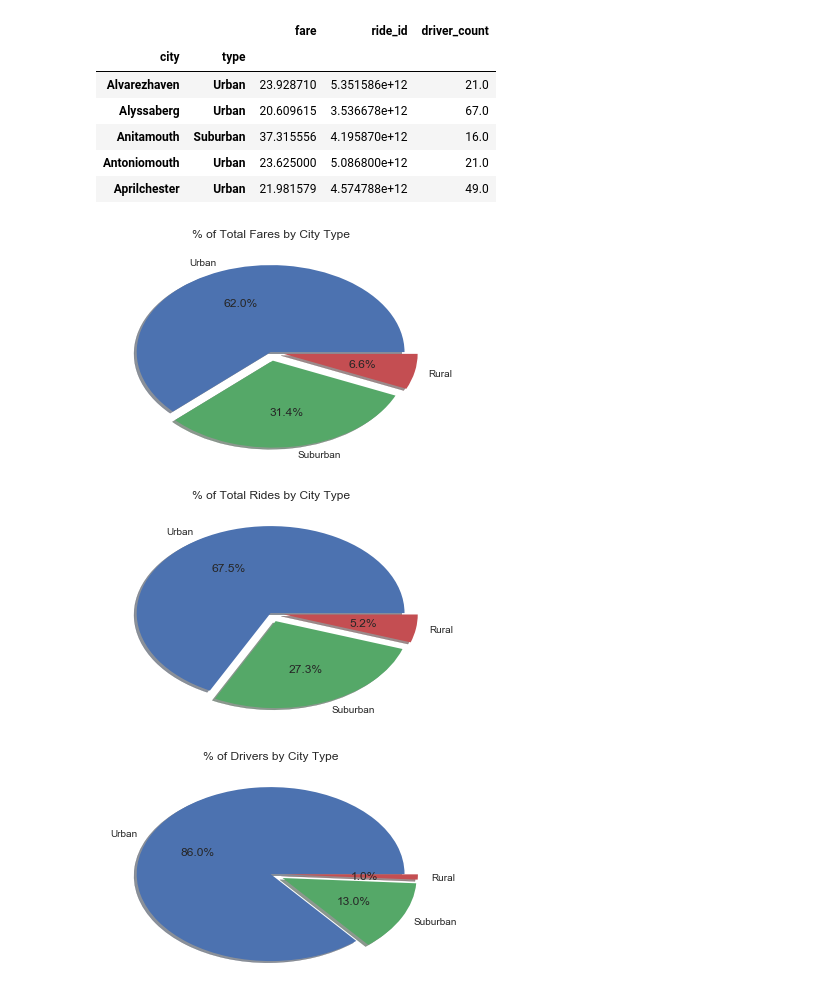
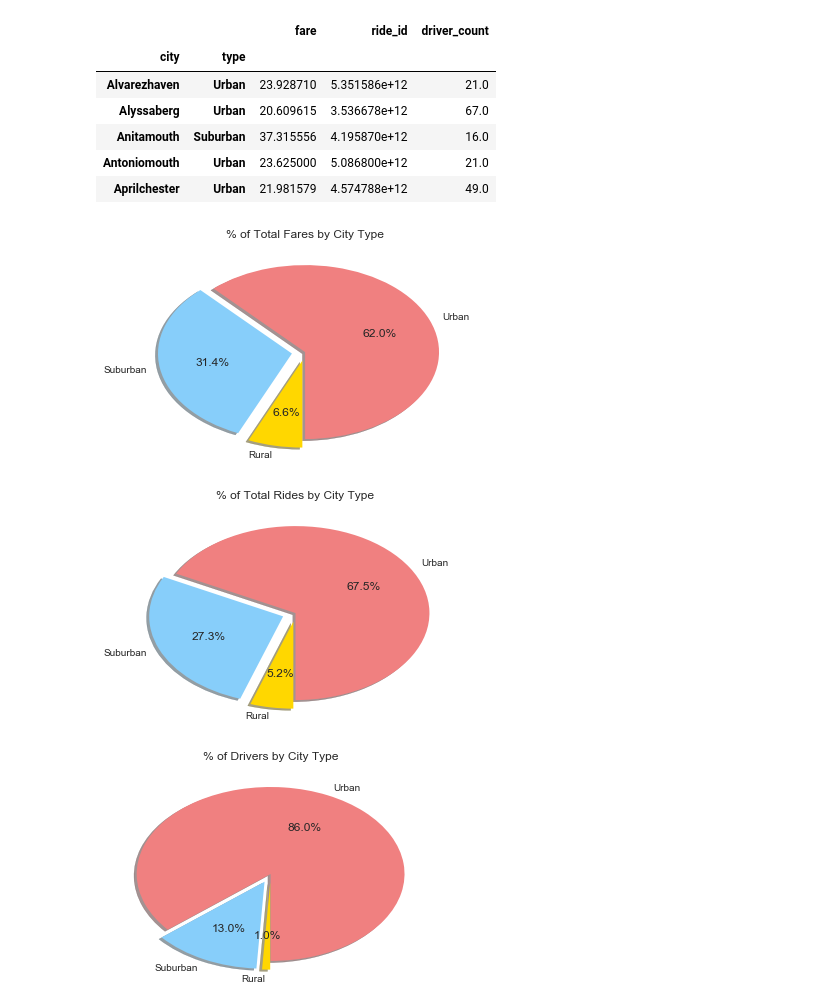
Before and after one commit to arnenewman11/python-challenge, a Jupyter notebook: Pyber/pyber_working_AN.ipynb, the cells around one changed output. Cells and saved outputs as stored; diff of their text form; code cells hidden in the pictures.

```diff
--- a/Pyber/pyber_working_AN.ipynb
+++ b/Pyber/pyber_working_AN.ipynb
@@ -128,20 +127,21 @@ grouped_data.mean().head()
 # %%
 # % of Total Fares by City Type
 
 urban_fares = urban_data["fare"].sum()
 suburban_fares = suburban_data["fare"].sum()
 rural_fares = rural_data["fare"].sum()
 
 
 type_fares = [urban_fares, suburban_fares, rural_fares]
 explode = [0, 0.1, 0.1]
 labels = ["Urban", "Suburban", "Rural"]
 
-plt.pie(type_fares, explode = explode, labels = labels, autopct='%1.1f%%', shadow = True)
+plt.pie(type_fares, explode = explode, labels = labels, autopct='%1.1f%%', shadow = True,
+        colors = ["lightcoral", "lightskyblue", "gold"], startangle=270)
 plt.title("% of Total Fares by City Type")
 plt.show()
 # %% [output]
-[figure, old version]
+[figure, new version]
 # %%
 # % of Total Rides by City Type
 
@@ -149,17 +149,17 @@ urban_rides = len(urban_data["fare"])
 suburban_rides = len(suburban_data["fare"])
 rural_rides = len(rural_data["fare"])
 
+type_rides = [urban_rides, suburban_rides, rural_rides]
 
-type_rides = [urban_rides, suburban_rides, rural_rides]
-ride_percents = [urban_rides/total_rides, suburban_rides/total_rides, rural_rides/total_rides]
 explode = [0, 0.1, 0.1]
 labels = ["Urban", "Suburban", "Rural"]
 
-plt.pie(type_rides, explode = explode, labels = labels, autopct='%1.1f%%', shadow = True)
+plt.pie(type_rides, explode = explode, labels = labels, autopct='%1.1f%%', shadow = True,
+        colors = ["lightcoral", "lightskyblue", "gold"],startangle=270)
 plt.title("% of Total Rides by City Type")
 plt.show()
 # %% [output]
-[figure, old version]
+[figure, new version]
 # %%
 # % of Total Drivers by City Type
 
@@ -167,8 +167,9 @@ drivers_by_type = [all_data[all_data["type"] =="Urban"].sum()["driver_count"],
                   all_data[all_data["type"] =="Suburban"].sum()["driver_count"],
                    all_data[all_data["type"] =="Rural"].sum()["driver_count"]
                   ]
-plt.pie(drivers_by_type, explode = explode, labels = labels, autopct='%1.1f%%', shadow = True)
+plt.pie(drivers_by_type, explode = explode, labels = labels, autopct='%1.1f%%', shadow = True,
+        colors = ["lightcoral", "lightskyblue", "gold"],startangle=270)
 plt.title("% of Drivers by City Type")
 plt.show()
 # %% [output]
-[figure, old version]
+[figure, new version]
```
Also changed, not shown: parts of 2 cells of this notebook, 1 other file.
